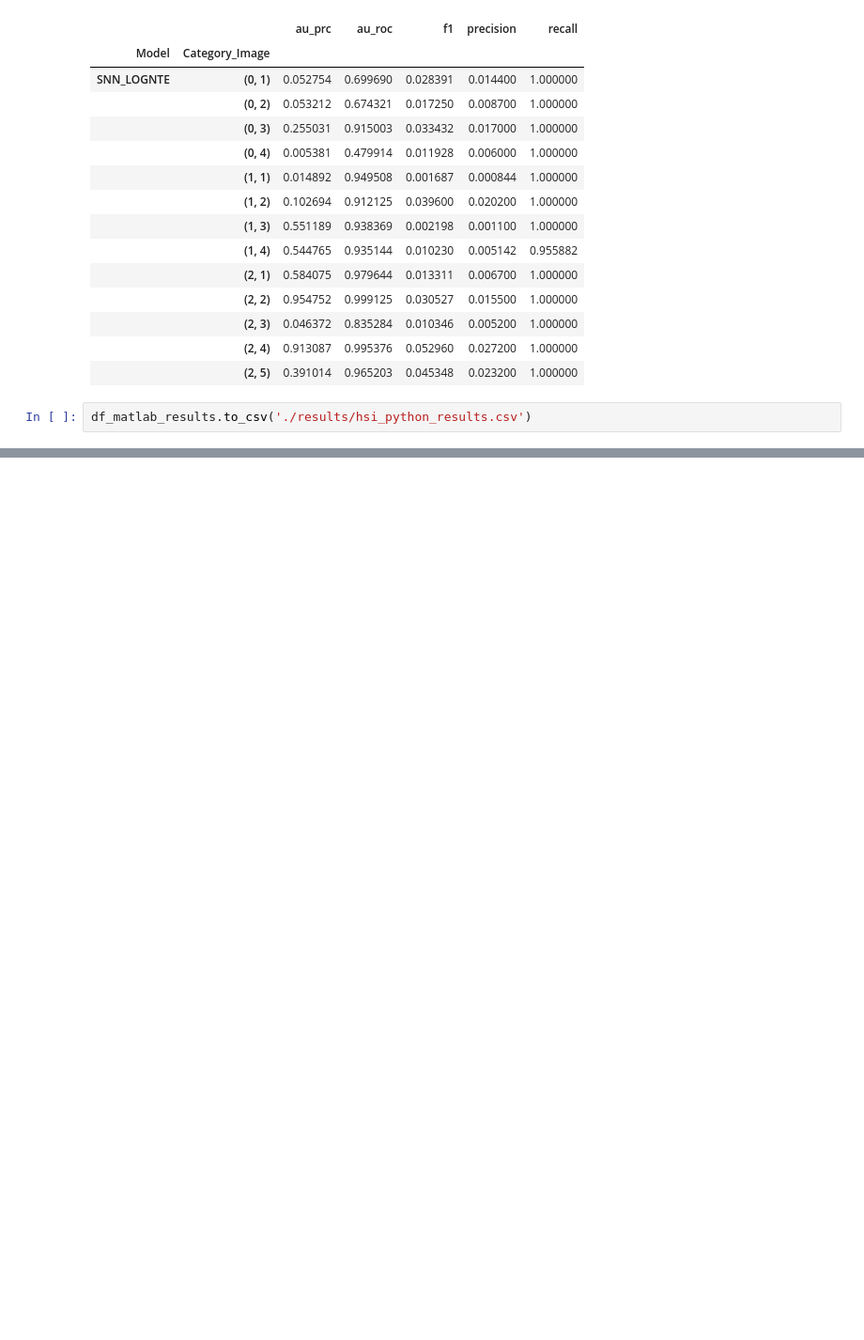
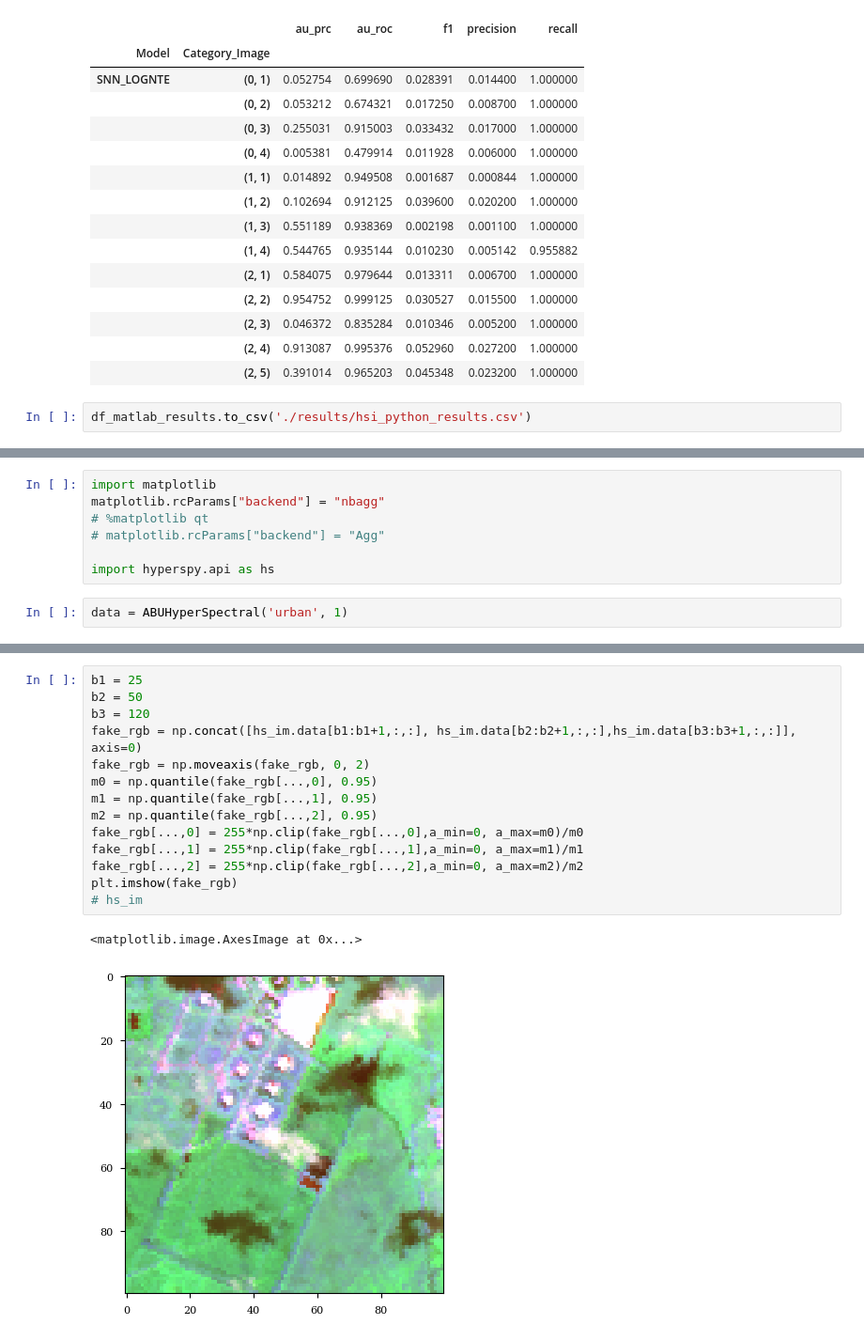
Before and after one commit to indibi/hogorpca, a Jupyter notebook: experiment_board/anomaly_detection_real_data_exps/hsi_pipeline.ipynb, the cells around one changed output, grey strips where cells are left out. Shown at 94% size. Cells and saved outputs as stored; diff of their text form; blank space fills up the shorter version.

```diff
--- a/experiment_board/anomaly_detection_real_data_exps/hsi_pipeline.ipynb
+++ b/experiment_board/anomaly_detection_real_data_exps/hsi_pipeline.ipynb
@@ -718,0 +1319,9 @@ df_matlab_results.to_csv('./results/hsi_python_results.csv')
+# %%
+import matplotlib
+matplotlib.rcParams["backend"] = "nbagg"
+# %matplotlib qt
+# matplotlib.rcParams["backend"] = "Agg"
+
+import hyperspy.api as hs
+# %%
+data = ABUHyperSpectral('urban', 1)
@@ -718,0 +1333,17 @@ df_matlab_results.to_csv('./results/hsi_python_results.csv')
+# %%
+b1 = 25
+b2 = 50
+b3 = 120
+fake_rgb = np.concat([hs_im.data[b1:b1+1,:,:], hs_im.data[b2:b2+1,:,:],hs_im.data[b3:b3+1,:,:]], axis=0)
+fake_rgb = np.moveaxis(fake_rgb, 0, 2)
+m0 = np.quantile(fake_rgb[...,0], 0.95)
+m1 = np.quantile(fake_rgb[...,1], 0.95)
+m2 = np.quantile(fake_rgb[...,2], 0.95)
+fake_rgb[...,0] = 255*np.clip(fake_rgb[...,0],a_min=0, a_max=m0)/m0
+fake_rgb[...,1] = 255*np.clip(fake_rgb[...,1],a_min=0, a_max=m1)/m1
+fake_rgb[...,2] = 255*np.clip(fake_rgb[...,2],a_min=0, a_max=m2)/m2
+plt.imshow(fake_rgb)
+# hs_im
+# %% [output]
+<matplotlib.image.AxesImage at 0x...>
+[figure, added]
```
Also changed, not shown: parts of 25 cells of this notebook, 36 other files.
